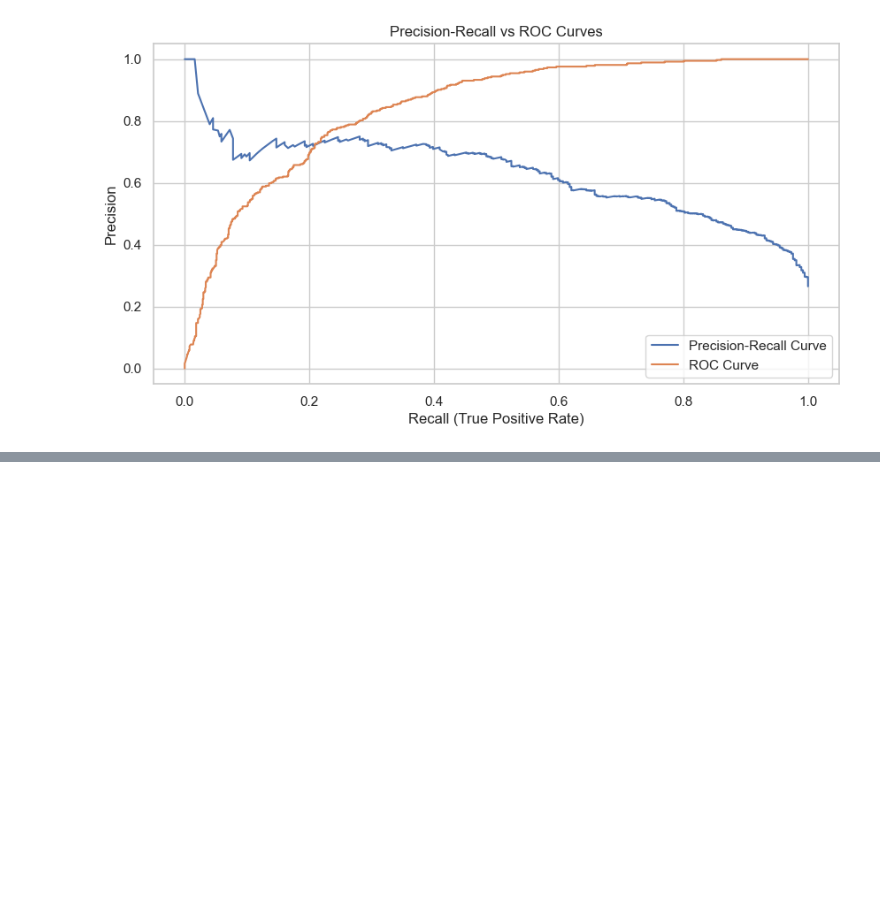
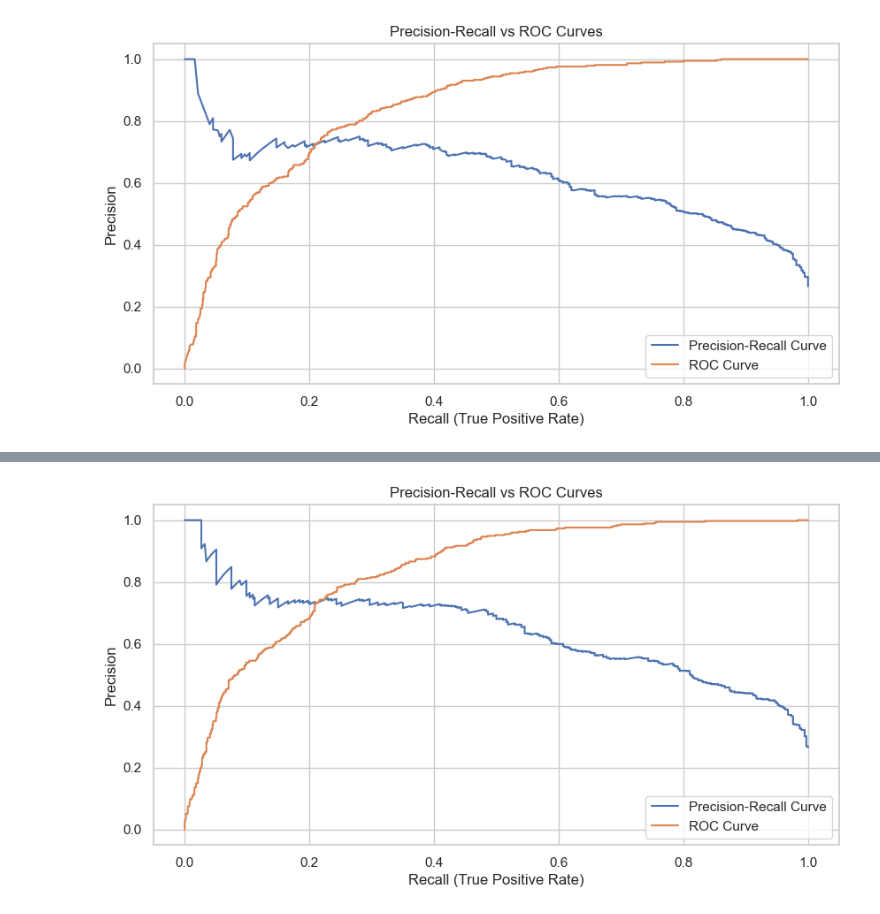
Before and after one commit to itxtx/customer_churn_prediction, a Jupyter notebook: churn.ipynb, the cells around one changed output, grey strips where cells are left out. Drawn from its saved outputs; the diff is of its cells as text; code cells hidden in the pictures; blank space fills up the shorter version.

```diff
--- a/churn.ipynb
+++ b/churn.ipynb
@@ -709,6 +709,18 @@ gb_param_ranges = {
     'classifier__subsample': [0.7, 0.8, 0.9, 1.0] # Fraction of samples used for fitting trees
     # 'classifier__max_features': ['sqrt', 'log2', None] # Can add if desired
 }
+# Define resampling options to test
+resampling_options = [
+    (None, {}), # No resampling
+    (SMOTE(random_state=RANDOM_SEED), {'resampler__k_neighbors': [3, 5, 7]}),
+    (RandomUnderSampler(random_state=RANDOM_SEED), {'resampler__sampling_strategy': [0.3, 0.5, 0.7]}),
+    (RandomOverSampler(random_state=RANDOM_SEED), {'resampler__sampling_strategy': [0.5, 0.7, 1.0]}),
+    # Add more like ADASYN, SMOTEENN if desired
+    # (ADASYN(random_state=RANDOM_SEED), {'resampler__n_neighbors': [3, 5, 7]}),
+    # (SMOTEENN(random_state=RANDOM_SEED), {})
+]
+
+
 
 # Create the parameter grid list for RandomizedSearchCV for GB
 param_grid_gb = []
@@ -823,0 +873,2 @@ plt.show()
+# %%
+bayes_search_gb.fit(X_train, y_train)
@@ -823,0 +893,6 @@ plt.show()
+# %%
+print(bayes_search_gb.best_params_)
+print(f"\nBest Cross-Validation {scoring_metric.upper()} Score (Gradient Boosting): {bayes_search_gb.best_score_:.4f}")
+
+# Store the best RF estimator
+best_gb_pipeline_bayes = bayes_search_gb.best_estimator_
@@ -823,0 +933,24 @@ plt.show()
+# %%
+y_scores_gb_bayes = best_gb_pipeline_bayes.predict_proba(X_test)[:, 1]  # Probability of positive class
+
+# Get binary predictions for metrics
+y_pred_gb_bayes = best_gb_pipeline_bayes.predict(X_test)
+
+# Calculate precision-recall curve
+precision_gb_bayes, recall_gb_bayes, thresholds_pr = precision_recall_curve(y_test, y_scores_gb_bayes)
+
+# Calculate ROC curve
+fpr_gb_bayes, tpr_gb_bayes, thresholds_roc_bayes = roc_curve(y_test, y_scores_gb_bayes)
+
+# Plot both curves
+plt.figure(figsize=(10, 5))
+plt.plot(recall_gb_bayes, precision_gb_bayes, label='Precision-Recall Curve')
+plt.plot(fpr_gb_bayes, tpr_gb_bayes, label='ROC Curve')
+plt.xlabel('Recall (True Positive Rate)')
+plt.ylabel('Precision')
+plt.title('Precision-Recall vs ROC Curves')
+plt.legend()
+plt.grid(True)
+plt.show()
+# %% [output]
+[figure, added]
```
Also changed, not shown: parts of 4 cells of this notebook, 1 other file.
